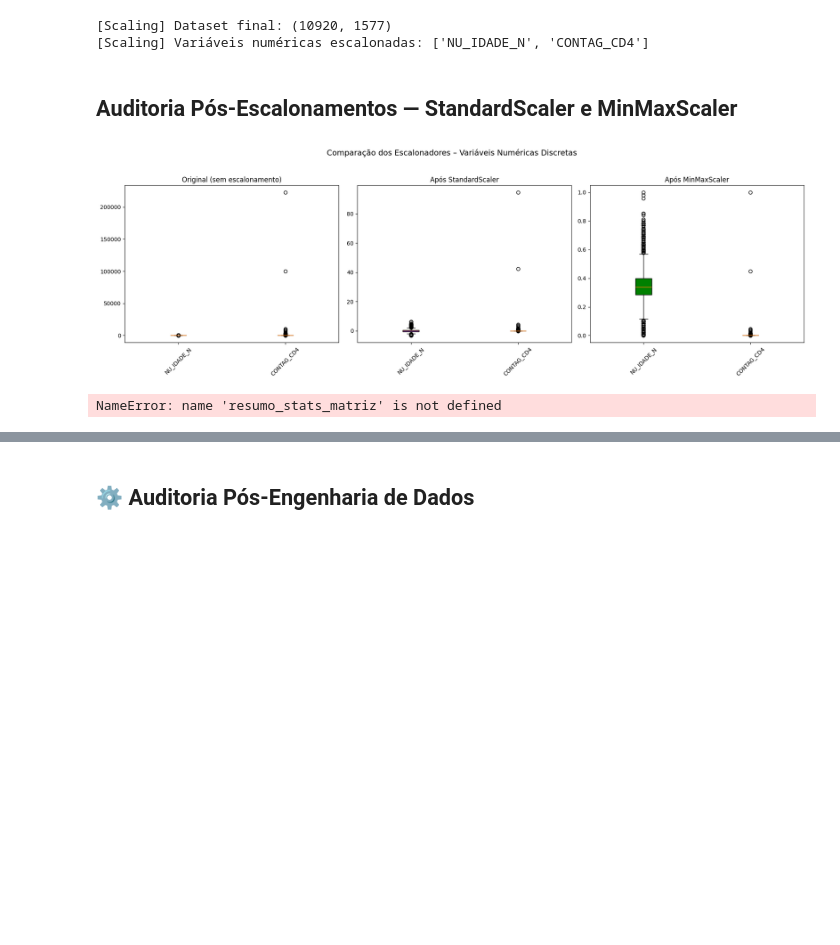
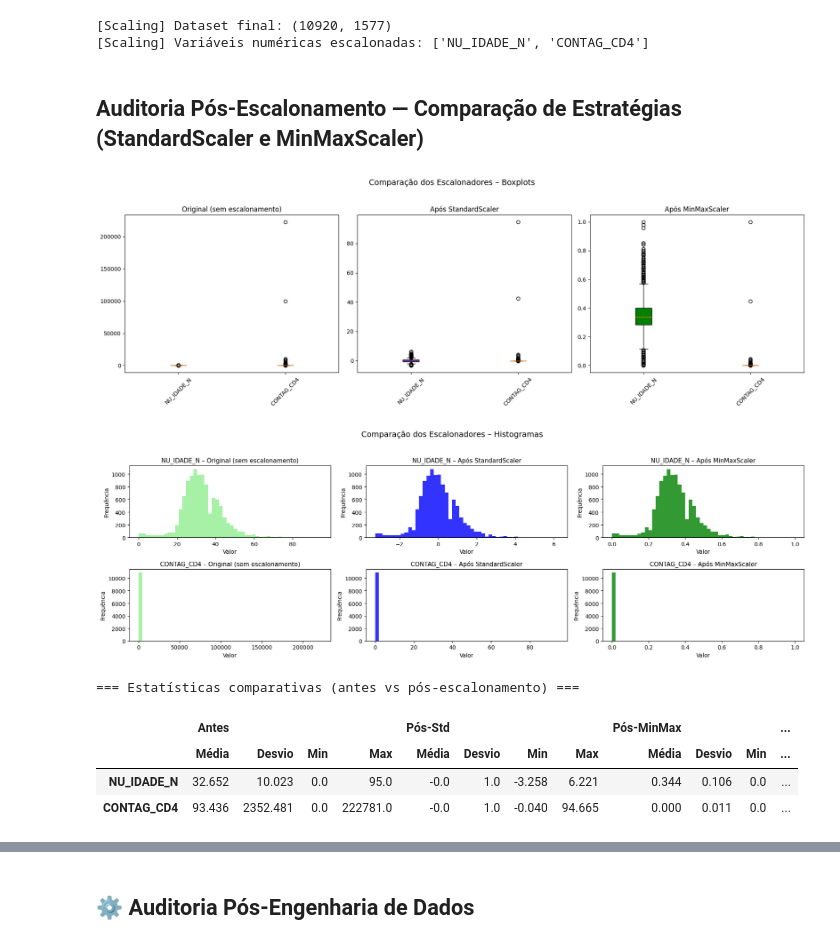
Before and after one commit to Cristie-Lima/e-SUS_Sinan_Mpox_ML-Workflow, a Jupyter notebook: cristie_mod6_proj_final_parte_2.ipynb, the cells around one changed output, grey strips where cells are left out. Saved outputs shown, nothing was run; the diff lists cells and outputs as text; code cells hidden in the pictures; blank space fills up the shorter version.

```diff
--- a/cristie_mod6_proj_final_parte_2.ipynb
+++ b/cristie_mod6_proj_final_parte_2.ipynb
@@ -954,46 +988,107 @@ print("[Scaling] Variáveis numéricas escalonadas:", focus_vars)
 [Scaling] Dataset final: (10920, 1577)
 [Scaling] Variáveis numéricas escalonadas: ['NU_IDADE_N', 'CONTAG_CD4']
 # %% [markdown]
- ## Auditoria Pós-Escalonamentos — StandardScaler e MinMaxScaler
+## Auditoria Pós-Escalonamento — Comparação de Estratégias (StandardScaler e MinMaxScaler)
 # %%
 # ==========================================
-# 📊 Comparação gráfica e estatística dos escalonadores
+# 📊 AUDITORIA PÓS-ESCALONAMENTO
+# Boxplots + Histogramas + Estatísticas
 # ==========================================
+import matplotlib.pyplot as plt
 
 focus_vars = numerical_discrete_cols  # ["NU_IDADE_N", "CONTAG_CD4"]
 
 # ----------------------------------------------------------
-# Boxplots lado a lado (Antes, Pós-Std, Pós-MinMax)
+# 1) Função para estatísticas comparativas
+# ----------------------------------------------------------
+def resumo_stats_matriz(df_before, df_std, df_mm, cols):
+    stats = {}
+    for col in cols:
+        stats[col] = {
+            ("Antes", "Média"):  df_before[col].mean(),
+            ("Antes", "Desvio"): df_before[col].std(),
+            ("Antes", "Min"):    df_before[col].min(),
+            ("Antes", "Max"):    df_before[col].max(),
+
+            ("Pós-Std", "Média"):  df_std[col].mean(),
+            ("Pós-Std", "Desvio"): df_std[col].std(),
+            ("Pós-Std", "Min"):    df_std[col].min(),
+            ("Pós-Std", "Max"):    df_std[col].max(),
+
+            ("Pós-MinMax", "Média"):  df_mm[col].mean(),
+            ("Pós-MinMax", "Desvio"): df_mm[col].std(),
+            ("Pós-MinMax", "Min"):    df_mm[col].min(),
+            ("Pós-MinMax", "Max"):    df_mm[col].max(),
+        }
+    df_stats = pd.DataFrame(stats).T.round(3)
+    df_stats.columns = pd.MultiIndex.from_tuples(df_stats.columns)
+    return df_stats
+
+# ----------------------------------------------------------
+# 2) Boxplots comparativos
 # ----------------------------------------------------------
 datasets = {
     "Original (sem escalonamento)": df_eng_ohe[focus_vars].astype(float).values,
     "Após StandardScaler": df_scaled_std.values,
     "Após MinMaxScaler": df_scaled_mm.values
 }
 
 colors = ["lightgreen", "blue", "green"]
 
 fig, axes = plt.subplots(1, len(datasets), figsize=(18, 6))
-
 for ax, (title, data), color in zip(axes, datasets.items(), colors):
     ax.boxplot(data, tick_labels=focus_vars, vert=True, patch_artist=True,
                boxprops=dict(facecolor=color))
     ax.set_title(title, fontsize=12)
     ax.tick_params(axis='x', rotation=45)
 
-plt.suptitle("Comparação dos Escalonadores – Variáveis Numéricas Discretas", fontsize=14)
+plt.suptitle("Comparação dos Escalonadores – Boxplots", fontsize=14)
 plt.tight_layout(rect=[0, 0, 1, 0.95])
 plt.show()
 
 # ----------------------------------------------------------
-# Estatísticas comparativas em formato matricial
+# 3) Histogramas comparativos
+# ----------------------------------------------------------
+fig, axes = plt.subplots(len(focus_vars), len(datasets), figsize=(18, 6))
+for i, var in enumerate(focus_vars):
+    for j, (title, data) in enumerate(datasets.items()):
+        axes[i, j].hist(data[:, i], bins=50, color=colors[j], alpha=0.8)
+        axes[i, j].set_title(f"{var} – {title}", fontsize=11)
+        axes[i, j].set_xlabel("Valor")
+        axes[i, j].set_ylabel("Frequência")
+plt.suptitle("Comparação dos Escalonadores – Histogramas", fontsize=14)
+plt.tight_layout(rect=[0, 0, 1, 0.95])
+plt.show()
+"""
+# ----------------------------------------------------------
+# 3b) Histogramas extras para CONTAG_CD4 com escala log
+# ----------------------------------------------------------
+fig, axes = plt.subplots(1, len(datasets), figsize=(18, 4))
+for j, (title, data) in enumerate(datasets.items()):
+    axes[j].hist(data[:, focus_vars.index("CONTAG_CD4")], bins=50, color=colors[j], alpha=0.8)
+    axes[j].set_xscale("log")
+    axes[j].set_title(f"CONTAG_CD4 – {title} (escala log)", fontsize=11)
+    axes[j].set_xlabel("Valor (log)")
+    axes[j].set_ylabel("Frequência")
+
+plt.suptitle("Distribuição de CONTAG_CD4 – Escala log", fontsize=14)
+plt.tight_layout(rect=[0, 0, 1, 0.95])
+plt.show()
+"""
+# ----------------------------------------------------------
+# 4) Estatísticas comparativas em formato matricial
 # ----------------------------------------------------------
 comparativo_stats_matriz = resumo_stats_matriz(
     df_eng_ohe[focus_vars], df_scaled_std, df_scaled_mm, focus_vars
 )
 
-print("\n=== Estatísticas comparativas ===")
+print("\n=== Estatísticas comparativas (antes vs pós-escalonamento) ===")
 display(comparativo_stats_matriz)
 # %% [output]
-[figure, old version]
+[figure, new version]
+[figure, added]
-NameError: name 'resumo_stats_matriz' is not defined
+=== Estatísticas comparativas (antes vs pós-escalonamento) ===
+|  | Antes |  |  |  | Pós-Std |  |  |  | Pós-MinMax |  |  | ... |
+|  | Média | Desvio | Min | Max | Média | Desvio | Min | Max | Média | Desvio | Min | ... |
+| NU_IDADE_N | 32.652 | 10.023 | 0.0 | 95.0 | -0.0 | 1.0 | -3.258 | 6.221 | 0.344 | 0.106 | 0.0 | ... |
+| CONTAG_CD4 | 93.436 | 2352.481 | 0.0 | 222781.0 | -0.0 | 1.0 | -0.040 | 94.665 | 0.000 | 0.011 | 0.0 | ... |
```
Also changed, not shown: parts of 24 cells of this notebook.
